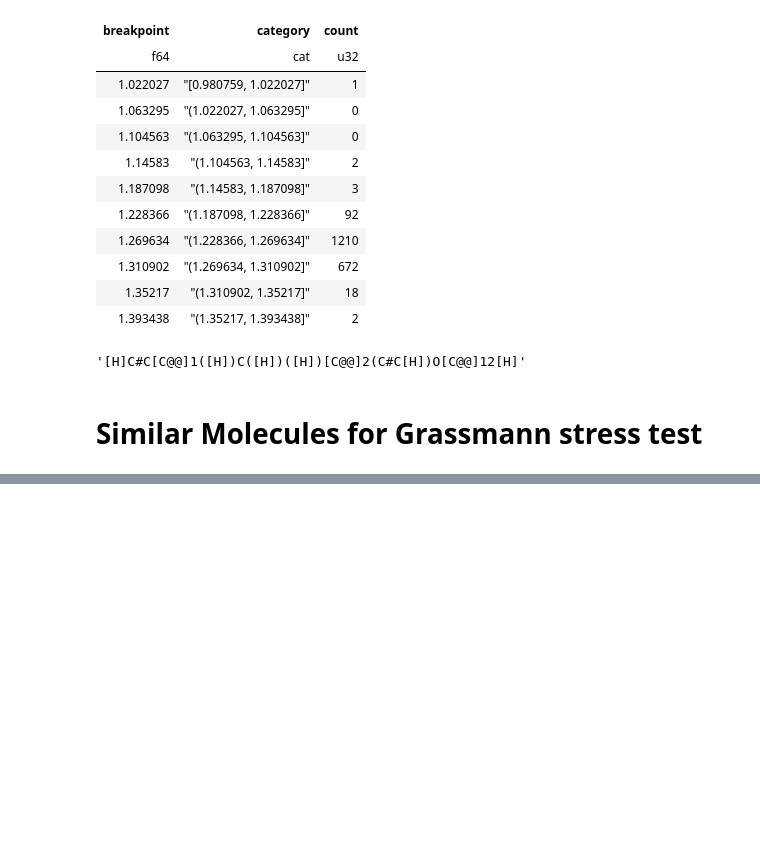
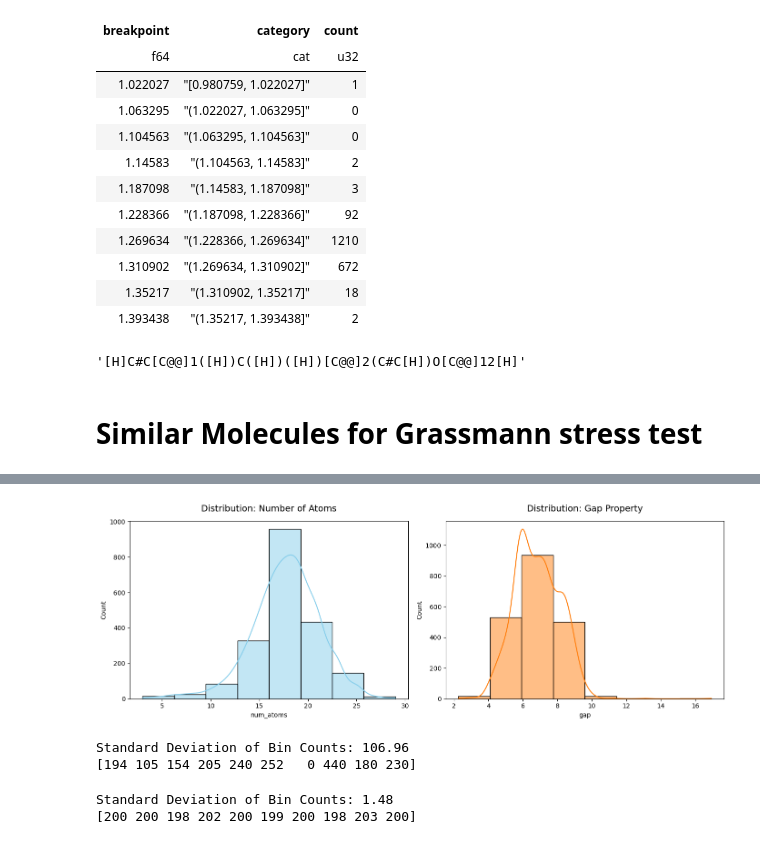
Before and after one commit to karlfindhansen/Non-Euclidean-Distances-in-Molecular-Representation, a Jupyter notebook: notebooks/QM9/analysis/qm9_analysis.ipynb, the cells around one changed output, grey strips where cells are left out. Drawn from its saved outputs; the diff is of its cells as text; code cells hidden in the pictures; blank space fills up the shorter version.

```diff
--- a/notebooks/QM9/analysis/qm9_analysis.ipynb
+++ b/notebooks/QM9/analysis/qm9_analysis.ipynb
@@ -300,0 +359,3 @@ img
+# %%
+qm9 = QM9Dataset(sampling_strategy="stratified")
+df_strat = qm9.load(force_process=True)
@@ -300,0 +381,45 @@ img
+# %%
+df_strat = df_strat["num_atoms", "gap"]
+
+fig, (ax1, ax2) = plt.subplots(1, 2, figsize=(14, 5))
+
+sns.histplot(df_strat["num_atoms"].to_numpy(), kde=True, color="skyblue", ax=ax1, bins=8)
+ax1.set_title("Distribution: Number of Atoms", fontsize=14, pad=15)
+ax1.set_xlabel("num_atoms")
+ax1.set_ylabel("Count")
+
+sns.histplot(df_strat["gap"].to_numpy(), kde=True, color="#ff7f0e", ax=ax2, bins=8)
+ax2.set_title("Distribution: Gap Property", fontsize=14, pad=15)
+ax2.set_xlabel("gap")
+ax2.set_ylabel("Count")
+
+plt.tight_layout()
+plt.show()
+# %% [output]
+[figure, added]
+# %%
+band_gap = df_strat["num_atoms"].to_numpy()
+bins = np.quantile(band_gap, np.linspace(0, 1, 11))
+digitized = np.digitize(band_gap, bins[1:-1])
+counts = np.bincount(digitized)
+
+std_of_counts = np.std(counts)
+print(f"Standard Deviation of Bin Counts: {std_of_counts:.2f}")
+
+print(counts)
+# %% [output]
+Standard Deviation of Bin Counts: 106.96
+[194 105 154 205 240 252   0 440 180 230]
+# %%
+band_gap = df_strat["gap"].to_numpy()
+bins = np.quantile(band_gap, np.linspace(0, 1, 11))
+digitized = np.digitize(band_gap, bins[1:-1])
+counts = np.bincount(digitized)
+
+std_of_counts = np.std(counts)
+print(f"Standard Deviation of Bin Counts: {std_of_counts:.2f}")
+
+print(counts)
+# %% [output]
+Standard Deviation of Bin Counts: 1.48
+[200 200 198 202 200 199 200 198 203 200]
```
Also changed, not shown: parts of 7 cells of this notebook, 5 other files.
